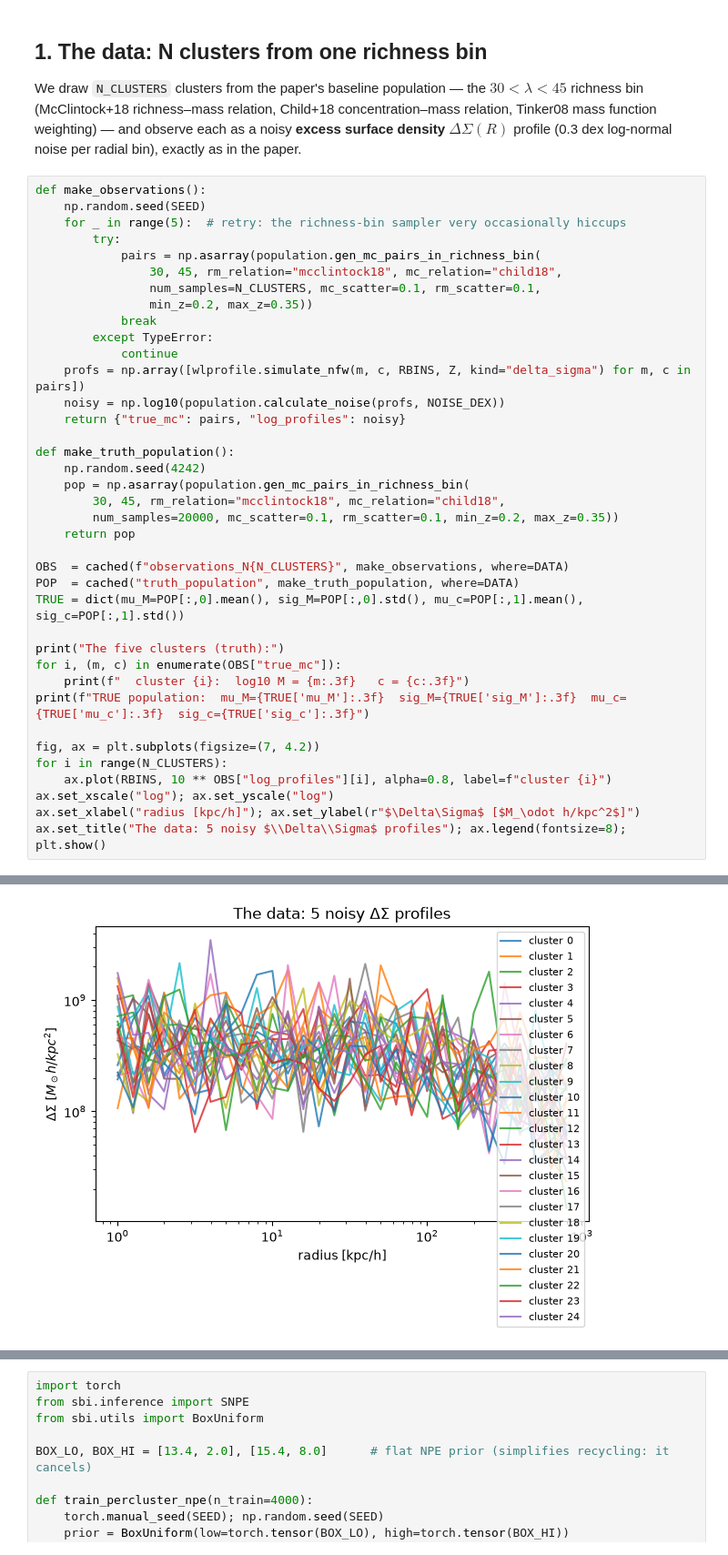
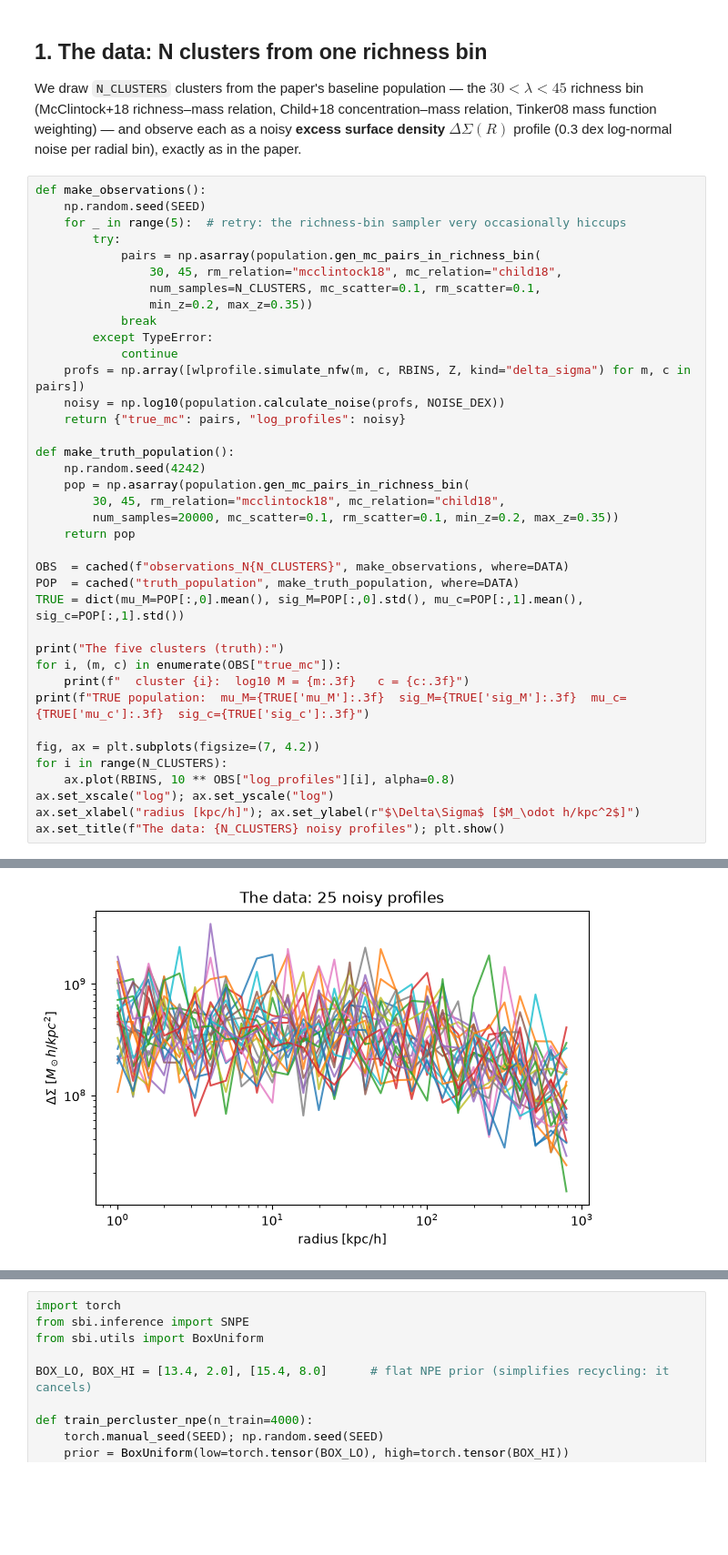
Before and after one commit to LSSTDESC/CL-SBI, a Jupyter notebook: notebooks/tutorial_01_population_inference/tutorial_01_population_inference.ipynb, the cells around one changed output, grey strips where cells are left out. Shown at 91% size. Saved outputs shown, nothing was run; the diff lists cells and outputs as text; blank space fills up the shorter version.

Commit message:
Tutorial 01: consolidate color language, clean data plot, single-level contours
Co-Authored-By: Claude Fable 5 <noreply@anthropic.com>

```diff
--- a/notebooks/tutorial_01_population_inference/tutorial_01_population_inference.ipynb
+++ b/notebooks/tutorial_01_population_inference/tutorial_01_population_inference.ipynb
@@ -97,36 +97,36 @@ OBS  = cached(f"observations_N{N_CLUSTERS}", make_observations, where=DATA)
 POP  = cached("truth_population", make_truth_population, where=DATA)
 TRUE = dict(mu_M=POP[:,0].mean(), sig_M=POP[:,0].std(), mu_c=POP[:,1].mean(), sig_c=POP[:,1].std())
 
 print("The five clusters (truth):")
 for i, (m, c) in enumerate(OBS["true_mc"]):
     print(f"  cluster {i}:  log10 M = {m:.3f}   c = {c:.3f}")
 print(f"TRUE population:  mu_M={TRUE['mu_M']:.3f}  sig_M={TRUE['sig_M']:.3f}  mu_c={TRUE['mu_c']:.3f}  sig_c={TRUE['sig_c']:.3f}")
 
 fig, ax = plt.subplots(figsize=(7, 4.2))
 for i in range(N_CLUSTERS):
-    ax.plot(RBINS, 10 ** OBS["log_profiles"][i], alpha=0.8, label=f"cluster {i}")
+    ax.plot(RBINS, 10 ** OBS["log_profiles"][i], alpha=0.8)
 ax.set_xscale("log"); ax.set_yscale("log")
 ax.set_xlabel("radius [kpc/h]"); ax.set_ylabel(r"$\Delta\Sigma$ [$M_\odot h/kpc^2$]")
-ax.set_title("The data: 5 noisy $\\Delta\\Sigma$ profiles"); ax.legend(fontsize=8); plt.show()
+ax.set_title(f"The data: {N_CLUSTERS} noisy profiles"); plt.show()
 # %% [output]
 The five clusters (truth):
   cluster 0:  log10 M = 14.452   c = 4.714
   cluster 1:  log10 M = 14.480   c = 4.549
   cluster 2:  log10 M = 14.514   c = 4.243
   cluster 3:  log10 M = 14.240   c = 4.683
   cluster 4:  log10 M = 14.300   c = 4.543
   cluster 5:  log10 M = 14.380   c = 4.580
   cluster 6:  log10 M = 14.219   c = 4.733
   cluster 7:  log10 M = 14.191   c = 5.033
   cluster 8:  log10 M = 14.441   c = 4.629
   cluster 9:  log10 M = 14.732   c = 4.267
   cluster 10:  log10 M = 14.267   c = 4.548
 ... (11 lines left out)
   cluster 22:  log10 M = 14.369   c = 4.808
   cluster 23:  log10 M = 14.150   c = 4.560
   cluster 24:  log10 M = 14.279   c = 4.649
 TRUE population:  mu_M=14.401  sig_M=0.114  mu_c=4.625  sig_c=0.178
-[figure, old version]
+[figure, new version]
 # %% [markdown]
 ## 2. The per-cluster problem
 
```
Also changed, not shown: parts of 5 cells of this notebook, 1 other file.
